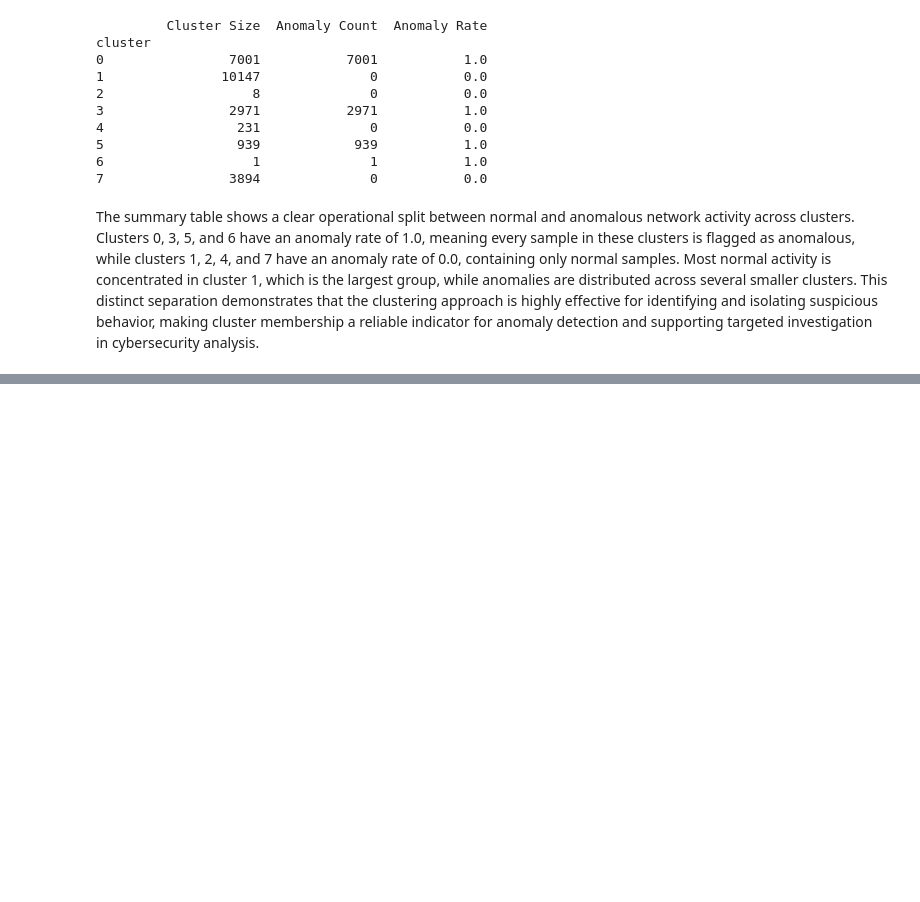
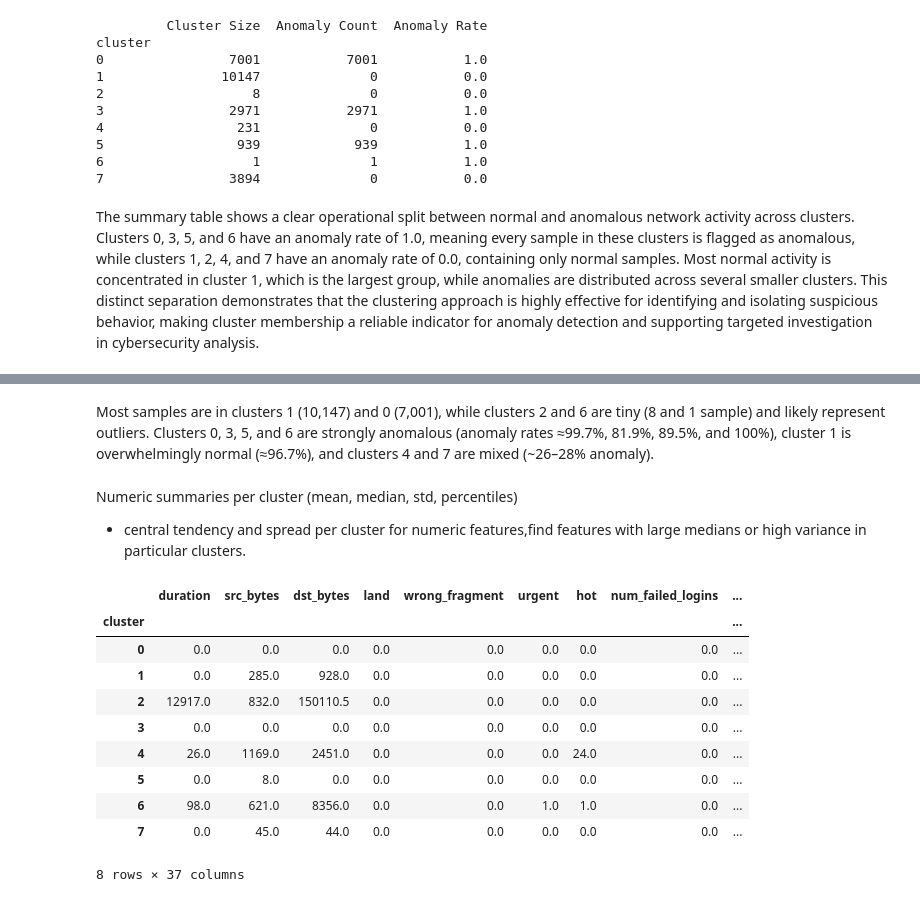
Before and after one commit to tanzilachand/Cybersecurity-Threat-Analysis, a Jupyter notebook: jupyter_notebooks/model.ipynb, the cells around one changed output, grey strips where cells are left out. Drawn from its saved outputs; the diff is of its cells as text; code cells hidden in the pictures; blank space fills up the shorter version.

```diff
--- a/jupyter_notebooks/model.ipynb
+++ b/jupyter_notebooks/model.ipynb
@@ -529,0 +543,18 @@ The summary table shows a clear operational split between normal and anomalous n
+# %%
+cluster_col = 'cluster'
+target_col = 'class'
+
+# sizes
+cluster_sizes = df[cluster_col].value_counts().sort_index()
+print("Cluster sizes:\n", cluster_sizes)
+
+# if target exists, per-cluster class breakdown and anomaly rate
+if target_col in df.columns:
+    ctab = pd.crosstab(df[cluster_col], df[target_col])
+    ctab_prop = ctab.div(ctab.sum(axis=1), axis=0)
+    print("\nCluster vs target counts:\n", ctab)
+    print("\nCluster vs target proportions:\n", ctab_prop)
+    # anomaly rate
+    if 'anomaly' in df[target_col].unique():
+        anomaly_rate = df.groupby(cluster_col)[target_col].apply(lambda x: (x=='anomaly').mean())
+        print("\nAnomaly rate per cluster:\n", anomaly_rate)
@@ -529,0 +579,36 @@ The summary table shows a clear operational split between normal and anomalous n
+# %% [markdown]
+Most samples are in clusters 1 (10,147) and 0 (7,001), while clusters 2 and 6 are tiny (8 and 1 sample) and likely represent outliers.
+Clusters 0, 3, 5, and 6 are strongly anomalous (anomaly rates ≈99.7%, 81.9%, 89.5%, and 100%), cluster 1 is overwhelmingly normal (≈96.7%), and clusters 4 and 7 are mixed (~26–28% anomaly).
+# %% [markdown]
+Numeric summaries per cluster (mean, median, std, percentiles)
+- central tendency and spread per cluster for numeric features,find features with large medians or high variance in particular clusters.
+# %%
+numeric_feats = df.select_dtypes(include='number').columns.tolist()
+
+agg_funcs = ['count','mean','median','std','min','max', lambda x: x.quantile(0.25), lambda x: x.quantile(0.75)]
+agg_names = ['count','mean','median','std','min','max','q25','q75']
+
+cluster_numeric_summary = df.groupby(cluster_col)[numeric_feats].agg(agg_funcs)
+# clean multiindex columns
+cluster_numeric_summary.columns = ['_'.join([col if isinstance(col,str) else '' ,str(fn)]) for col,fn in cluster_numeric_summary.columns]
+# or better: produce separate frames per statistic:
+cluster_means = df.groupby(cluster_col)[numeric_feats].mean()
+cluster_medians = df.groupby(cluster_col)[numeric_feats].median()
+cluster_std = df.groupby(cluster_col)[numeric_feats].std()
+
+display(cluster_medians)  # median is often robust
+cluster_medians.to_csv('../data/clean/cluster_medians.csv')
+cluster_means.to_csv('../data/clean/cluster_means.csv')
+cluster_std.to_csv('../data/clean/cluster_std.csv')
+# %% [output]
+|  | duration | src_bytes | dst_bytes | land | wrong_fragment | urgent | hot | num_failed_logins | ... |
+| cluster |  |  |  |  |  |  |  |  | ... |
+| 0 | 0.0 | 0.0 | 0.0 | 0.0 | 0.0 | 0.0 | 0.0 | 0.0 | ... |
+| 1 | 0.0 | 285.0 | 928.0 | 0.0 | 0.0 | 0.0 | 0.0 | 0.0 | ... |
+| 2 | 12917.0 | 832.0 | 150110.5 | 0.0 | 0.0 | 0.0 | 0.0 | 0.0 | ... |
+| 3 | 0.0 | 0.0 | 0.0 | 0.0 | 0.0 | 0.0 | 0.0 | 0.0 | ... |
+| 4 | 26.0 | 1169.0 | 2451.0 | 0.0 | 0.0 | 0.0 | 24.0 | 0.0 | ... |
+| 5 | 0.0 | 8.0 | 0.0 | 0.0 | 0.0 | 0.0 | 0.0 | 0.0 | ... |
+| 6 | 98.0 | 621.0 | 8356.0 | 0.0 | 0.0 | 1.0 | 1.0 | 0.0 | ... |
+| 7 | 0.0 | 45.0 | 44.0 | 0.0 | 0.0 | 0.0 | 0.0 | 0.0 | ... |
+8 rows × 37 columns
```
Also changed, not shown: parts of 13 cells of this notebook, 12 other files.
